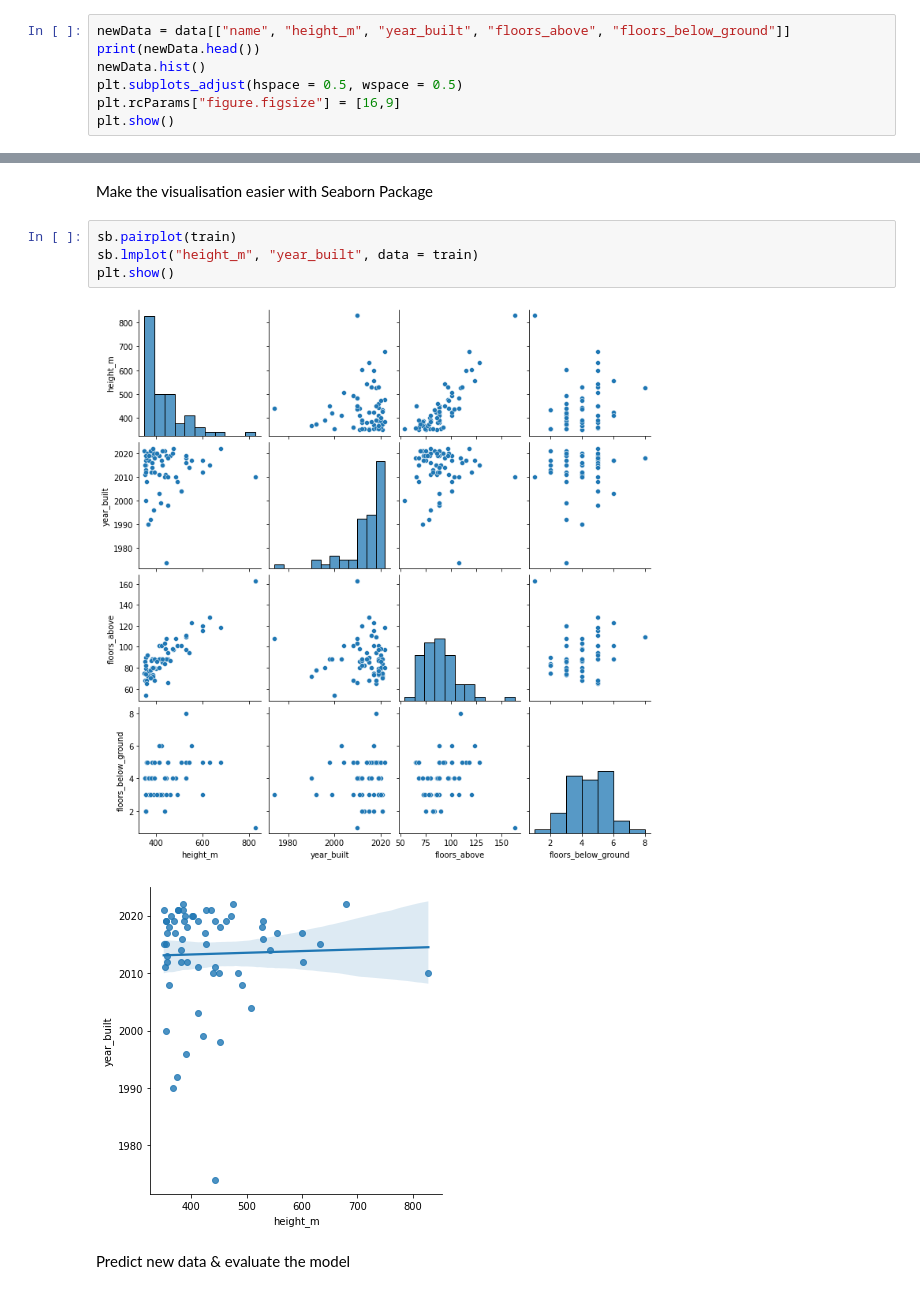
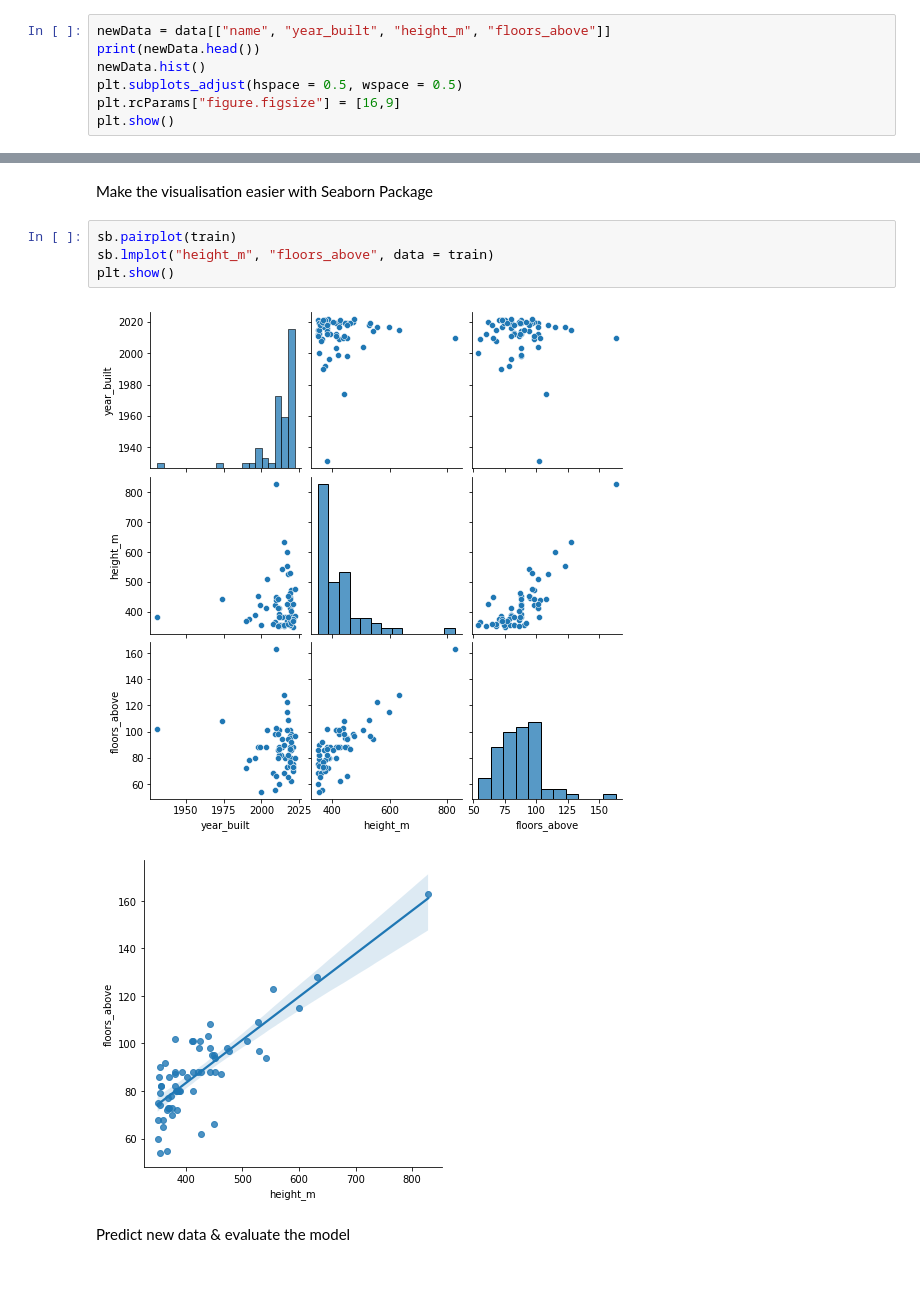
Before and after one commit to itslouisgs/comp6639-linear-regression, a Jupyter notebook: linear_regression.ipynb, the cells around one changed output, grey strips where cells are left out. Cells and saved outputs as stored; diff of their text form.

```diff
--- a/linear_regression.ipynb
+++ b/linear_regression.ipynb
@@ -60,7 +73,7 @@ max    78.000000  828.000000  ...    163.000000             8.000000
 # %% [markdown]
 Select particular column, and visualise the data (histogram)
 # %%
-newData = data[["name", "height_m", "year_built", "floors_above", "floors_below_ground"]]
+newData = data[["name", "year_built", "height_m", "floors_above"]]
 print(newData.head())
 newData.hist()
 plt.subplots_adjust(hspace = 0.5, wspace = 0.5)
@@ -125,11 +131,11 @@ plt.show()
 Make the visualisation easier with Seaborn Package
 # %%
 sb.pairplot(train)
-sb.lmplot("height_m", "year_built", data = train)
+sb.lmplot("height_m", "floors_above", data = train)
 plt.show()
 # %% [output]
-[figure, old version]
+[figure, new version]
-[figure, old version]
+[figure, new version]
 # %% [markdown]
 Predict new data & evaluate the model
 # %%
```
Also changed, not shown: parts of 9 cells of this notebook.
